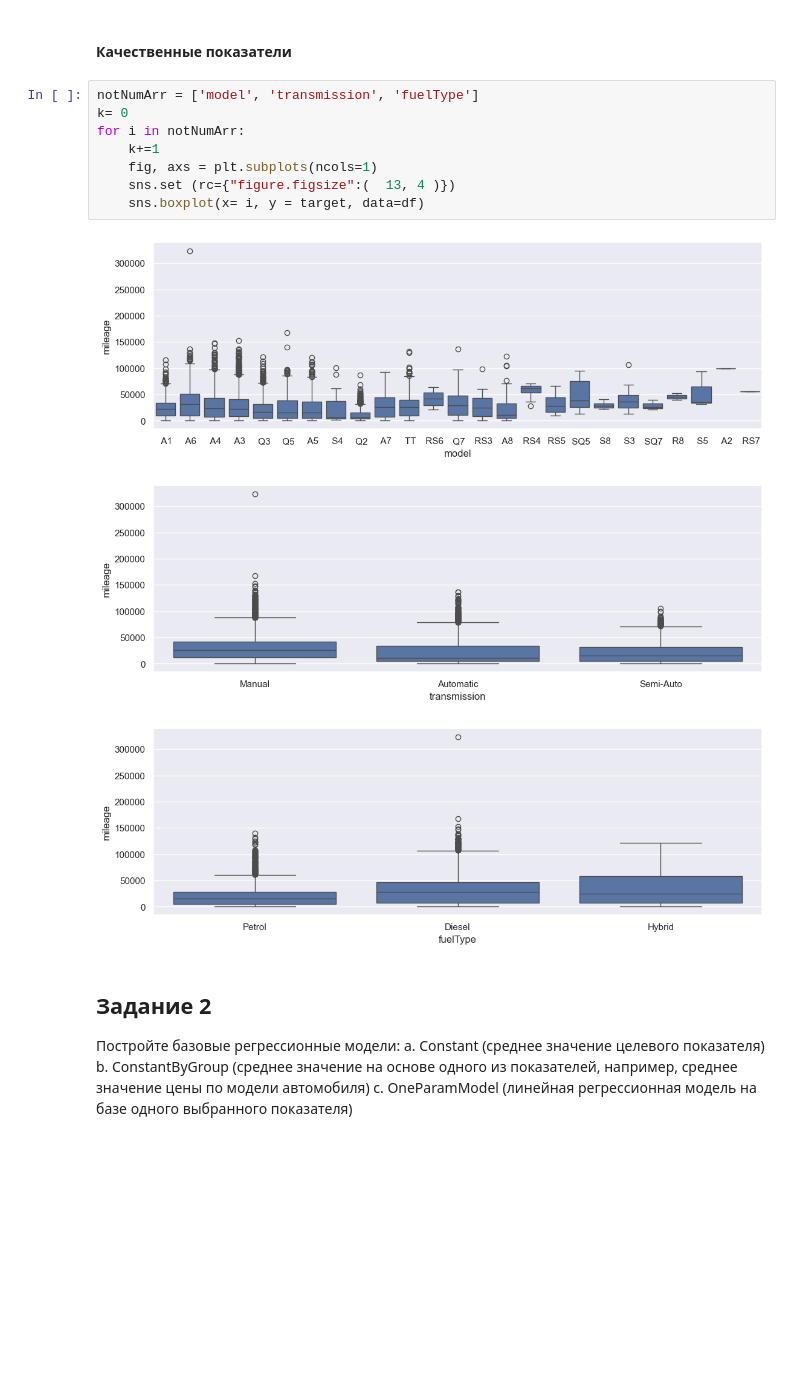
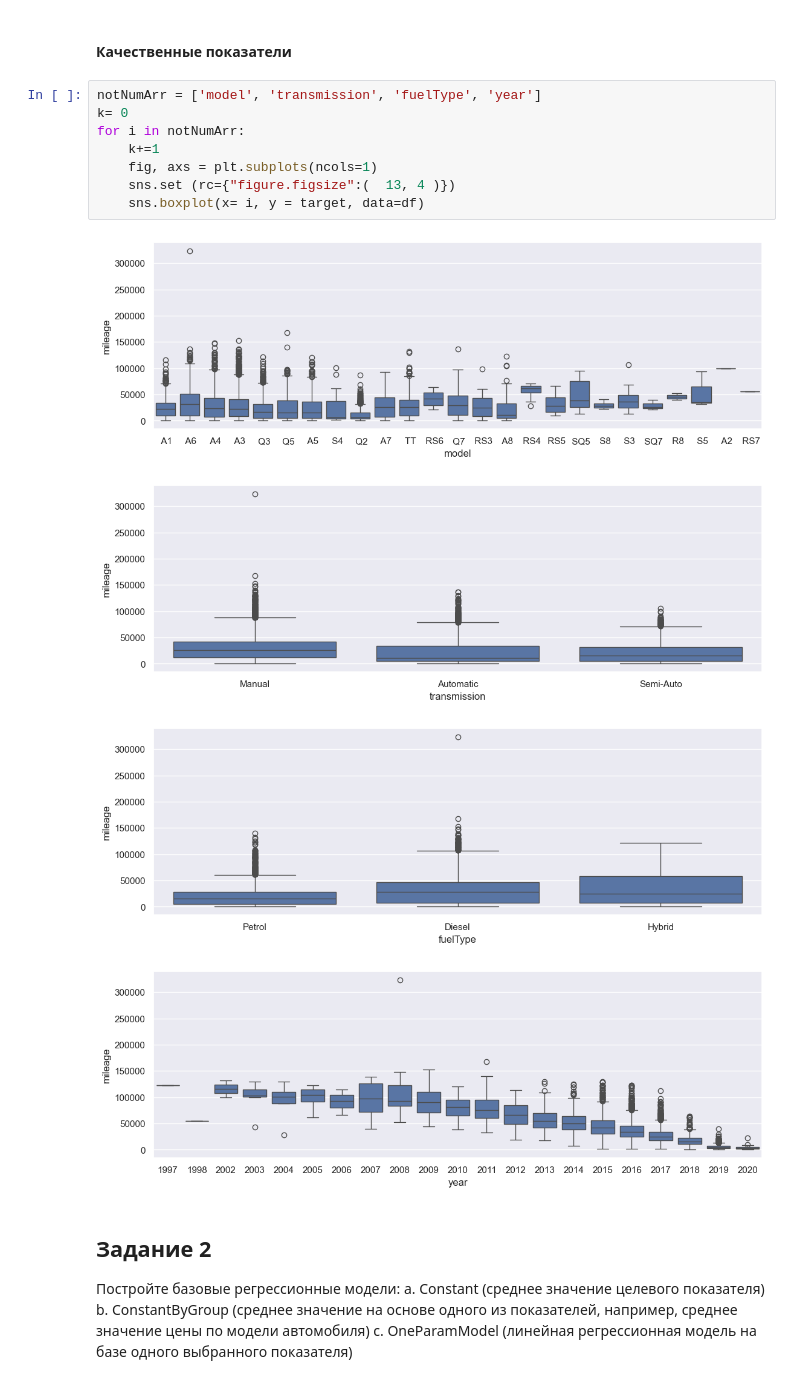
Before and after one commit to Andy-rew/Data-mining, a Jupyter notebook: lab3/lab3.ipynb, the cells around one changed output. Drawn from its saved outputs; the diff is of its cells as text; blank space fills up the shorter version.

```diff
--- a/lab3/lab3.ipynb
+++ b/lab3/lab3.ipynb
@@ -90,17 +90,18 @@ sns.scatterplot(x = 'year', y = target, data=df )
 # %% [markdown]
 #### Качественные показатели
 # %%
-notNumArr = ['model', 'transmission', 'fuelType']
+notNumArr = ['model', 'transmission', 'fuelType', 'year']
 k= 0
 for i in notNumArr:
     k+=1
     fig, axs = plt.subplots(ncols=1)
     sns.set (rc={"figure.figsize":(  13, 4 )})
     sns.boxplot(x= i, y = target, data=df)
 # %% [output]
 [figure]
 [figure]
 [figure]
+[figure, added]
 # %% [markdown]
 ## Задание 2
 
```
Also changed, not shown: parts of 17 cells of this notebook.
